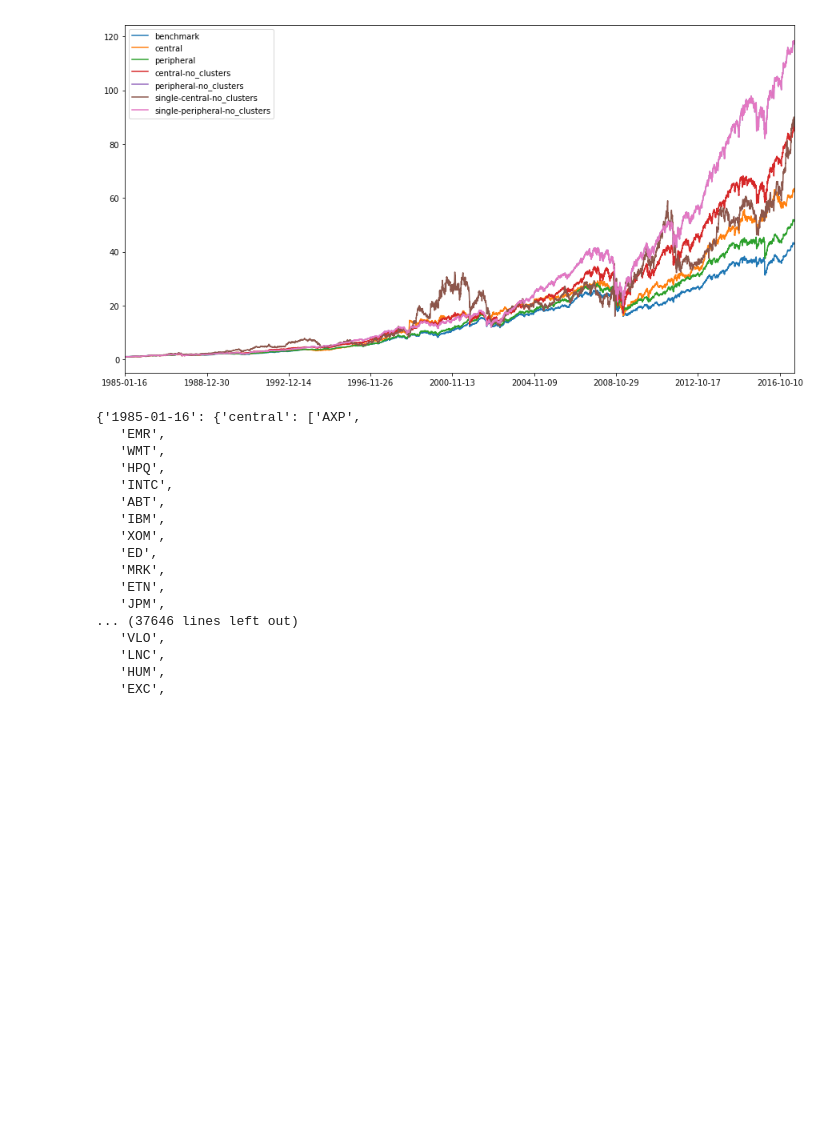
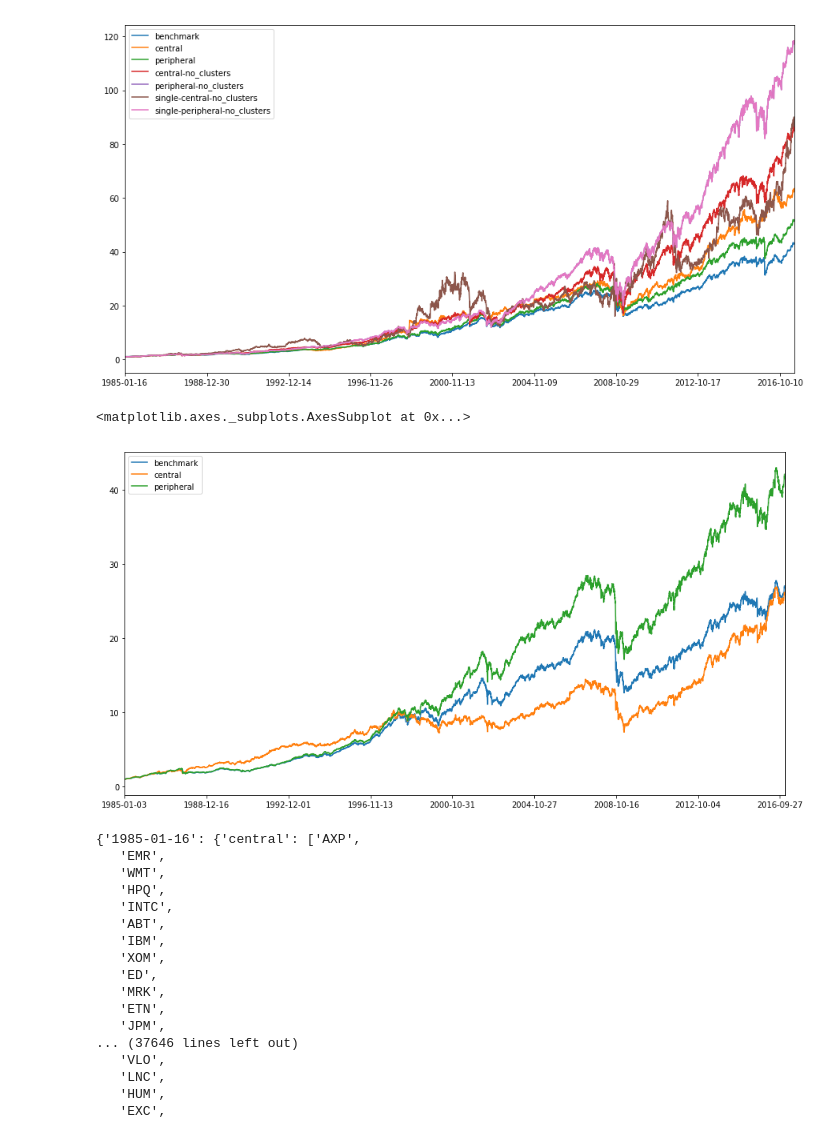
Before and after one commit to jasonhere/clustering-network, a Jupyter notebook: runningscript.ipynb, the cells around one changed output. Saved outputs shown, nothing was run; the diff lists cells and outputs as text; code cells hidden in the pictures; blank space fills up the shorter version.

```diff
--- a/runningscript.ipynb
+++ b/runningscript.ipynb
@@ -220,4 +439,4 @@ noclusteruniverse_0 = no_cluster_universe(trees=trees, c_measure='betweenness',
 # %%
 performance_comparison_weighted['nocluster'] = pd.DataFrame.from_dict(
     clustering_performance(price, ret, div, cpr, thresh=thresh, universes=noclusteruniverse,
-                           weighted='FALSE', window=window))
+                           weighted='FALSE', window=window, shrinkage='None'))
@@ -276,6 +497,13 @@ performance_comparison_weighted['Newman']['betweenness'].plot(figsize=(15, 8))
 # %% [output]
 <matplotlib.axes._subplots.AxesSubplot at 0x...>
 [figure]
+# %%
+%matplotlib inline
+
+performance_comparison_weighted['Newman']['betweenness'].plot(figsize=(15, 8))
+# %% [output]
+<matplotlib.axes._subplots.AxesSubplot at 0x...>
+[figure, added]
 # %%
 universes['Newman']['closeness']
 # %% [output]
```
Also changed, not shown: parts of 44 cells of this notebook, 5 other files.
